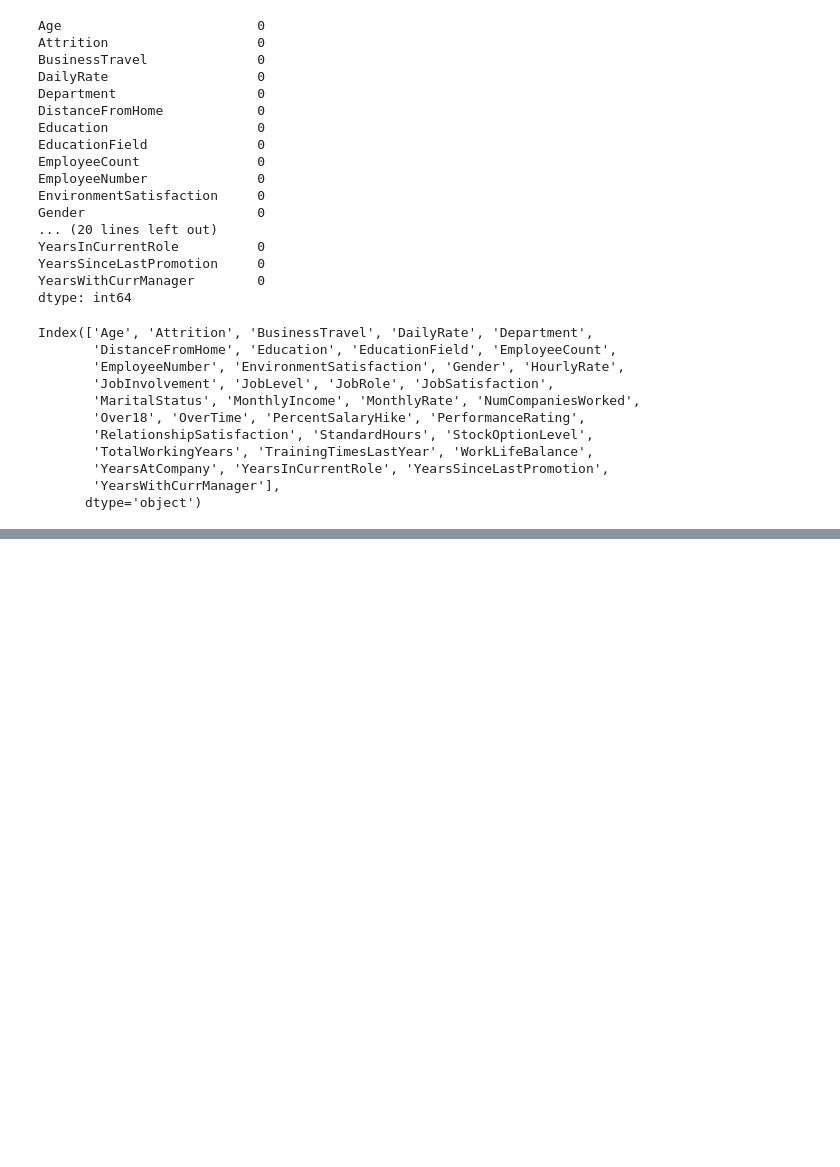
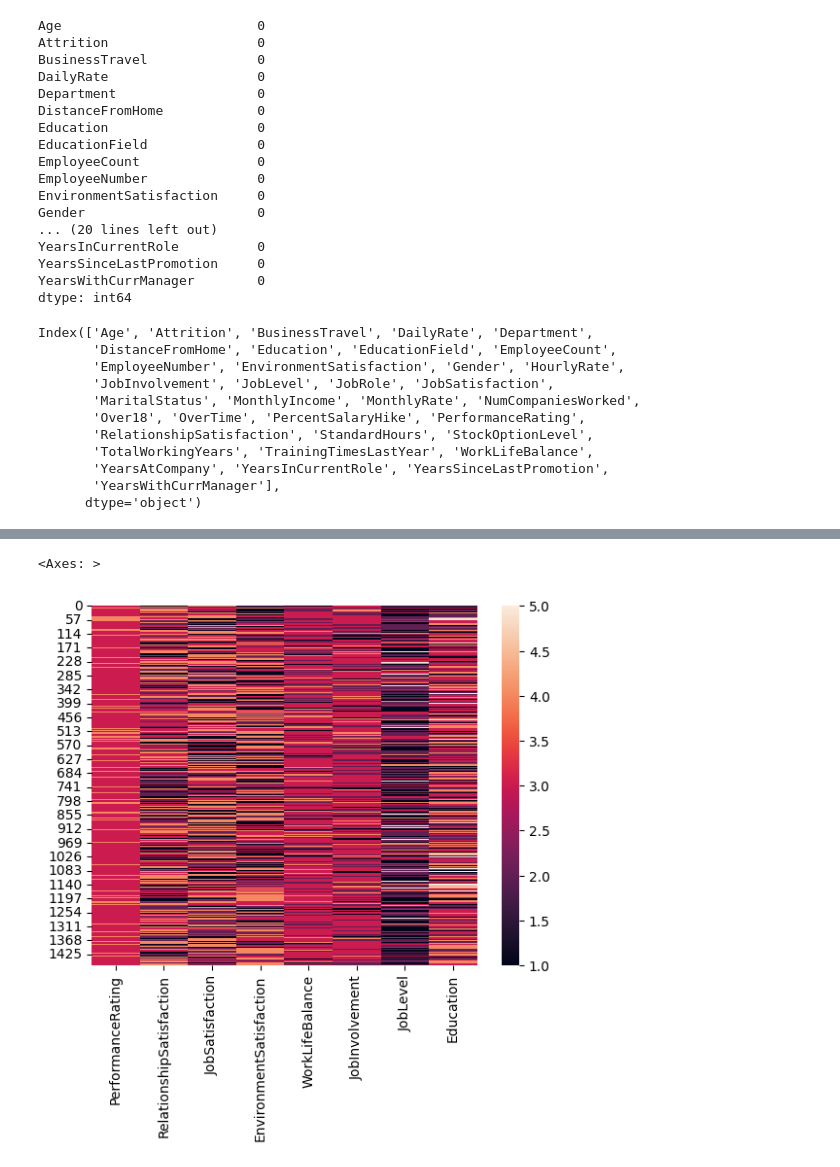
Before and after one commit to mahesh15913/Data-Analysis---Afame-Technologies, a Jupyter notebook: HR_Data_Analysis.ipynb, the cells around one changed output, grey strips where cells are left out. Saved outputs shown, nothing was run; the diff lists cells and outputs as text; code cells hidden in the pictures; blank space fills up the shorter version.

```diff
--- a/HR_Data_Analysis.ipynb
+++ b/HR_Data_Analysis.ipynb
@@ -87,0 +115,5 @@ Index(['Age', 'Attrition', 'BusinessTravel', 'DailyRate', 'Department',
+# %%
+sns.heatmap(integer_columns[['PerformanceRating', 'RelationshipSatisfaction', 'JobSatisfaction', 'EnvironmentSatisfaction','WorkLifeBalance','JobInvolvement', 'JobLevel','Education']])
+# %% [output]
+<Axes: >
+[figure, added]
```
Also changed, not shown: parts of 19 cells of this notebook.
